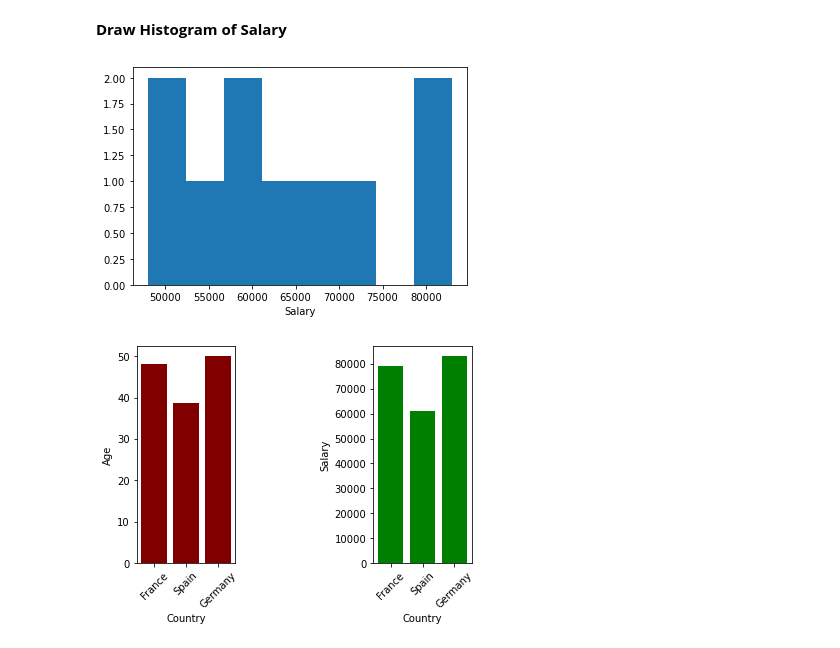
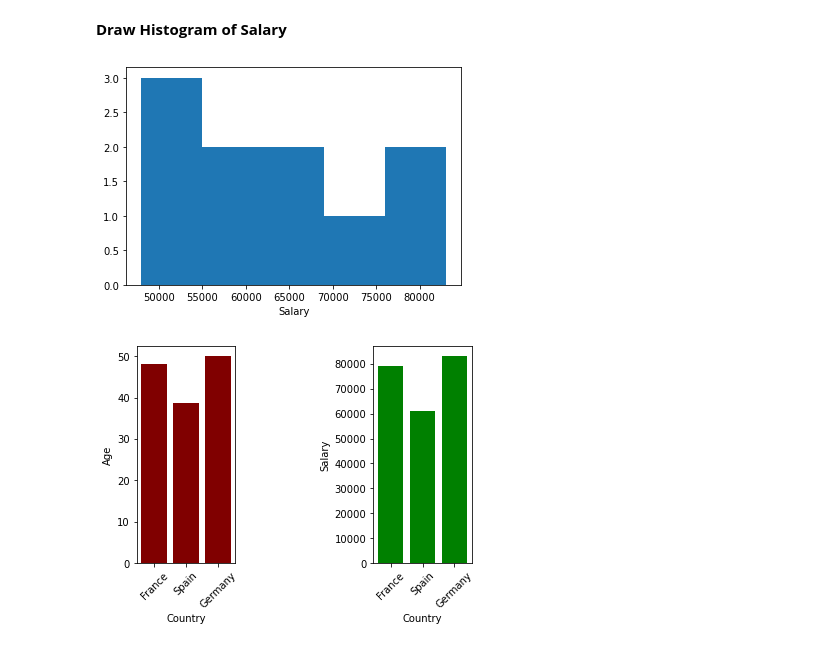
Before and after one commit to yash-a-18/002_YashAmethiya, a Jupyter notebook: Lab-1/Lab_1_pandas_matplotlib.ipynb, the cells around one changed output. Drawn from its saved outputs; the diff is of its cells as text; code cells hidden in the pictures.

```diff
--- a/Lab-1/Lab_1_pandas_matplotlib.ipynb
+++ b/Lab-1/Lab_1_pandas_matplotlib.ipynb
@@ -142,11 +156,11 @@ plt.show()
 # %% [markdown]
 **Draw Histogram of Salary**
 # %%
-plt.hist(exercise_data['Salary'],bins=8)
+plt.hist(exercise_data['Salary'],bins=5)
 plt.xlabel("Salary")
 plt.show()
 # %% [output]
-[figure, old version]
+[figure, new version]
 # %%
 plt.subplot(131)
 first = plt.bar(exercise_data['Country'], exercise_data['Age'], color = 'maroon', width = 0.8)
```
Also changed, not shown: parts of 1 cell of this notebook, 8 other files.
